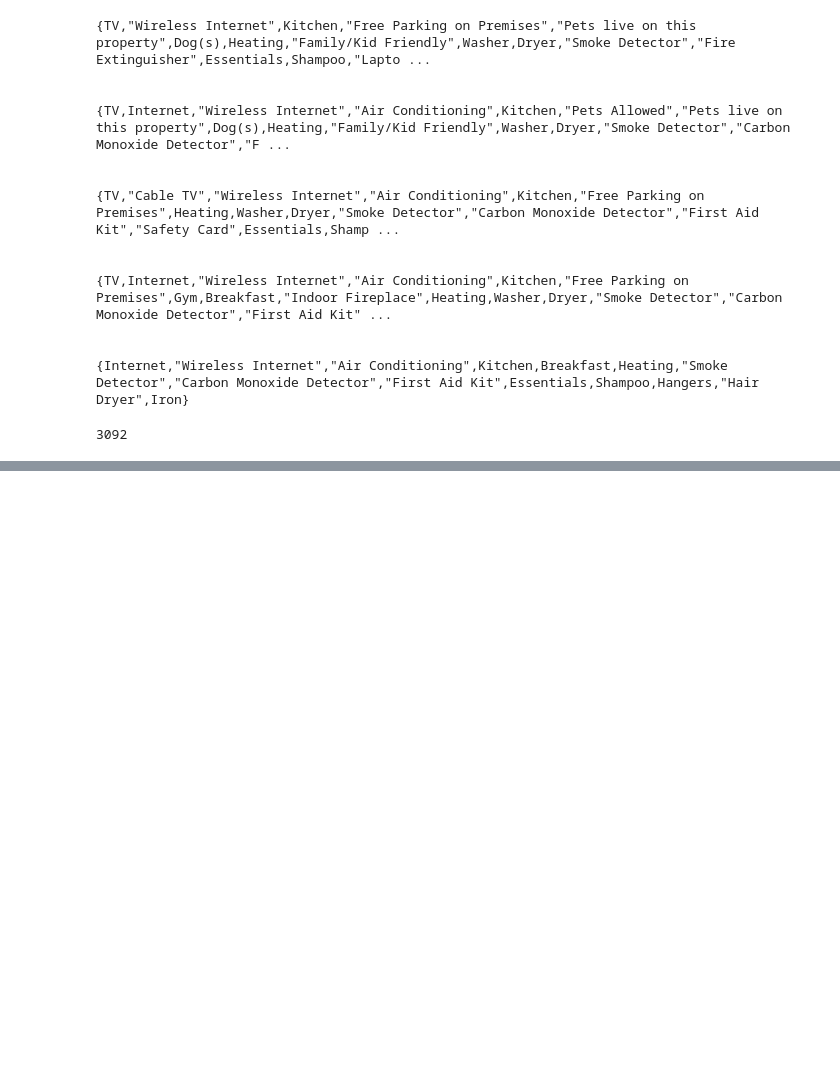
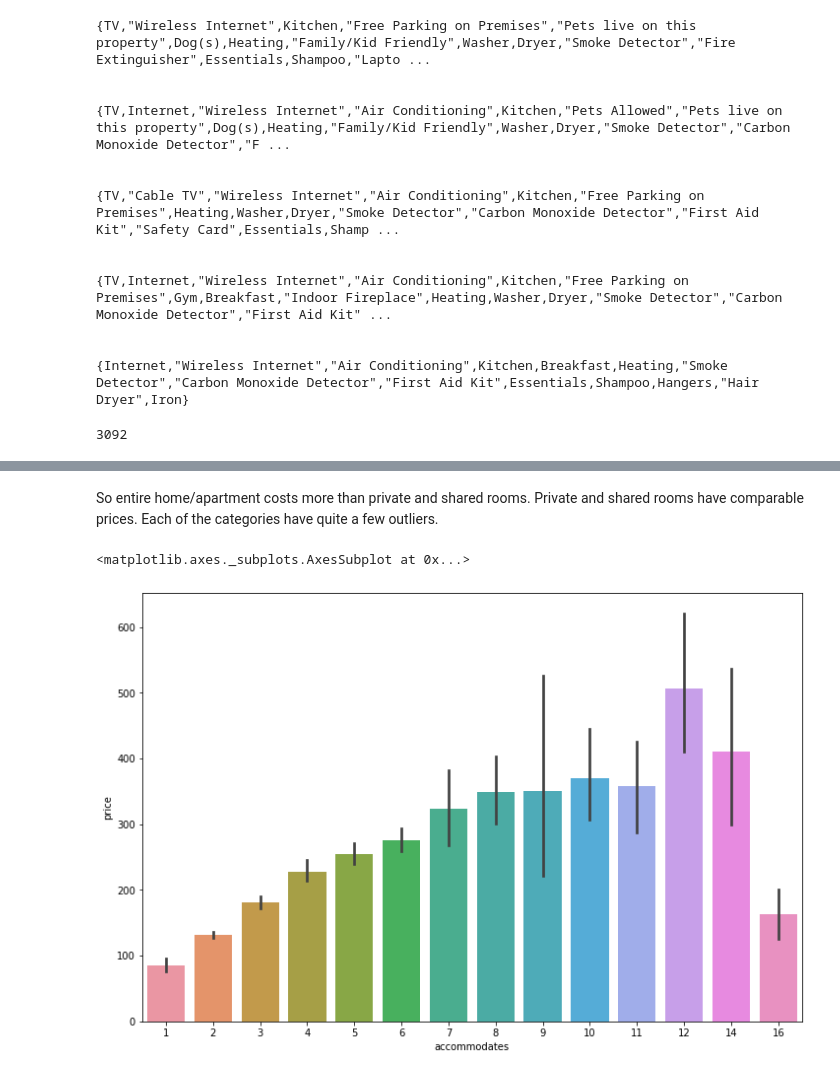
Before and after one commit to nabanitarimpi/airbnb-data-analysis, a Jupyter notebook: airbnb_data_analysis_2.ipynb, the cells around one changed output, grey strips where cells are left out. Saved outputs shown, nothing was run; the diff lists cells and outputs as text; code cells hidden in the pictures; blank space fills up the shorter version.

```diff
--- a/airbnb_data_analysis_2.ipynb
+++ b/airbnb_data_analysis_2.ipynb
@@ -749,0 +819,8 @@ So the feature 'amenities' basically enlists all the facilites provided to guest
+# %% [markdown]
+So entire home/apartment costs more than private and shared rooms. Private and shared rooms have comparable prices. Each of the categories have quite a few outliers.
+# %%
+plt.figure(figsize=(12,8))
+sns.barplot(x='accommodates', y='price', data=boston_price_df)
+# %% [output]
+<matplotlib.axes._subplots.AxesSubplot at 0x...>
+[figure, added]
```
Also changed, not shown: parts of 30 cells of this notebook.
